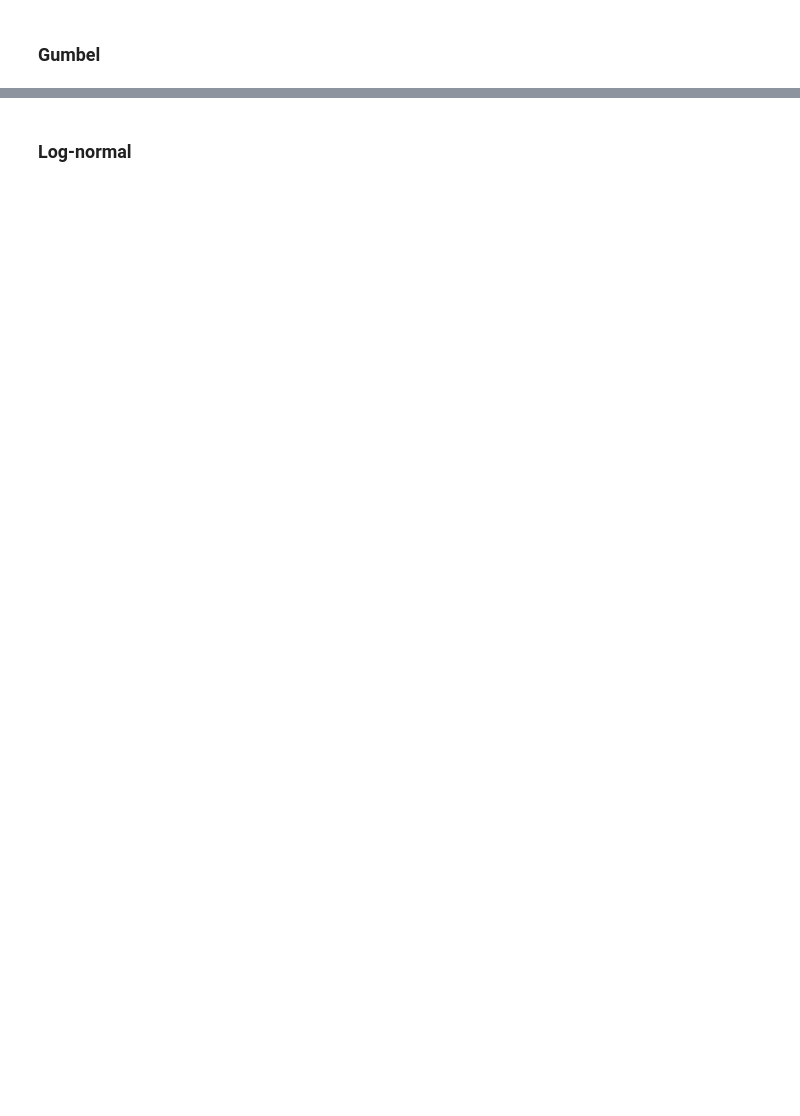
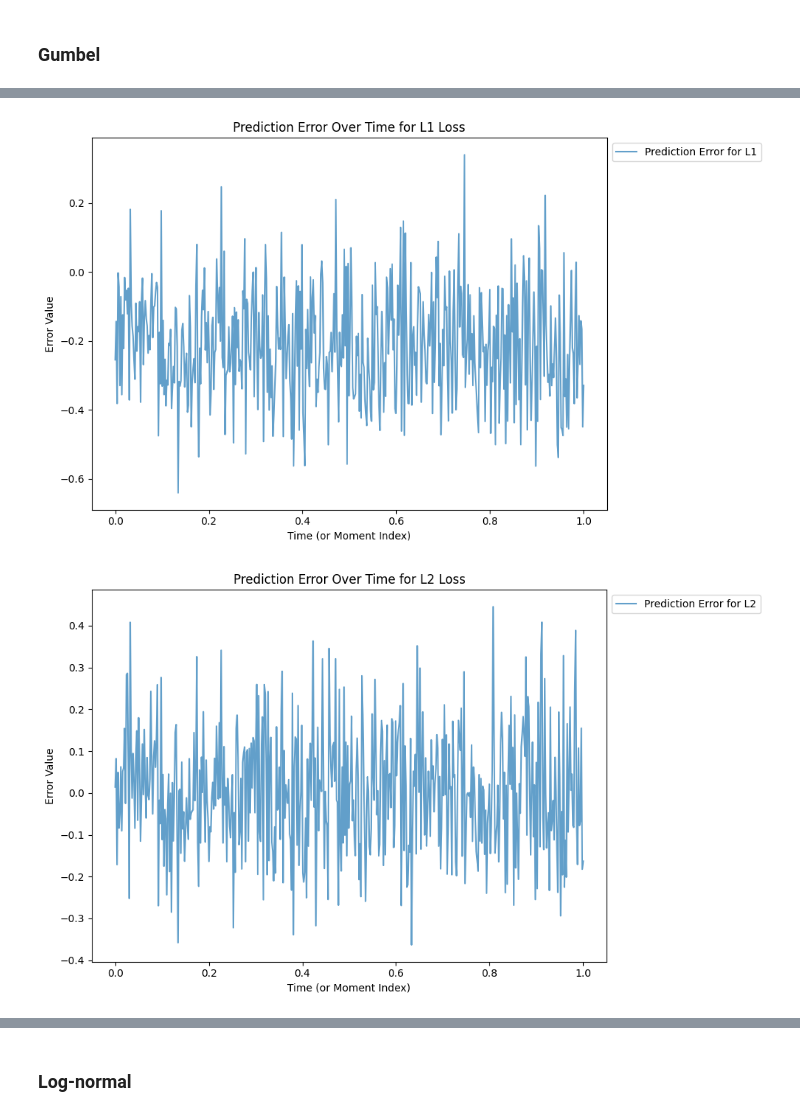
Before and after one commit to ikercb2000/ModellingError_TS, a Jupyter notebook: TransformSeries.ipynb, the cells around one changed output, grey strips where cells are left out. Drawn from its saved outputs; the diff is of its cells as text; code cells hidden in the pictures; blank space fills up the shorter version.

```diff
--- a/TransformSeries.ipynb
+++ b/TransformSeries.ipynb
@@ -131,0 +141,14 @@ generate_prediction_plots(list_series, predictions_dict, loss_functions, plotter
+# %%
+for title in loss_functions.keys():
+    error = predict[title] - y_clean
+    plt.figure(figsize=(10, 6))
+    plt.plot(x, error, label=f'Prediction Error for {title}', alpha=0.7)
+    plt.xlabel("Time (or Moment Index)")
+    plt.ylabel("Error Value")
+    plt.title(f"Prediction Error Over Time for {title} Loss")
+    plt.legend(loc='upper left', bbox_to_anchor=(1, 1))
+    plt.tight_layout()
+    plt.show()
+# %% [output]
+[figure, added]
+[figure, added]
```
Also changed, not shown: parts of 34 cells of this notebook, 2 other files.
